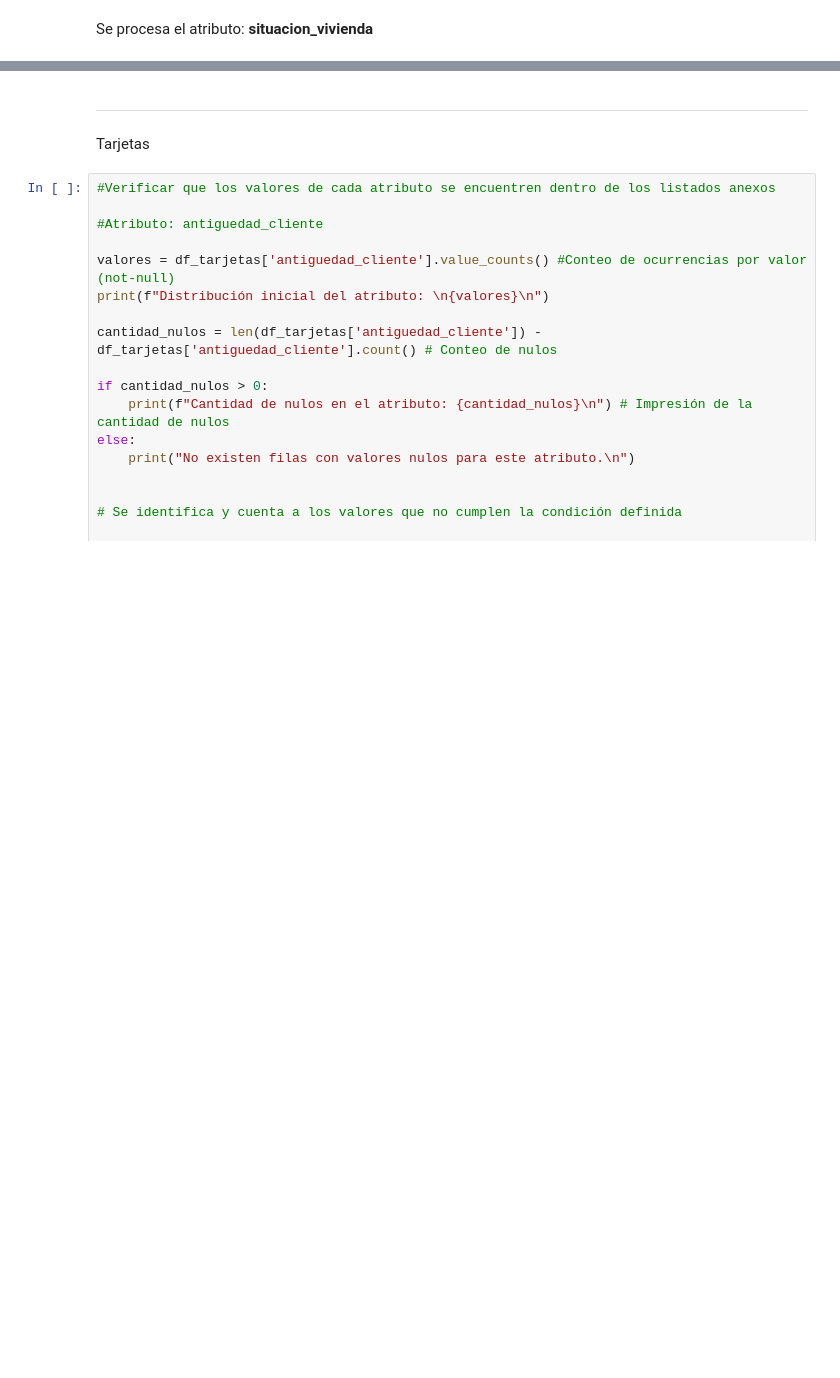
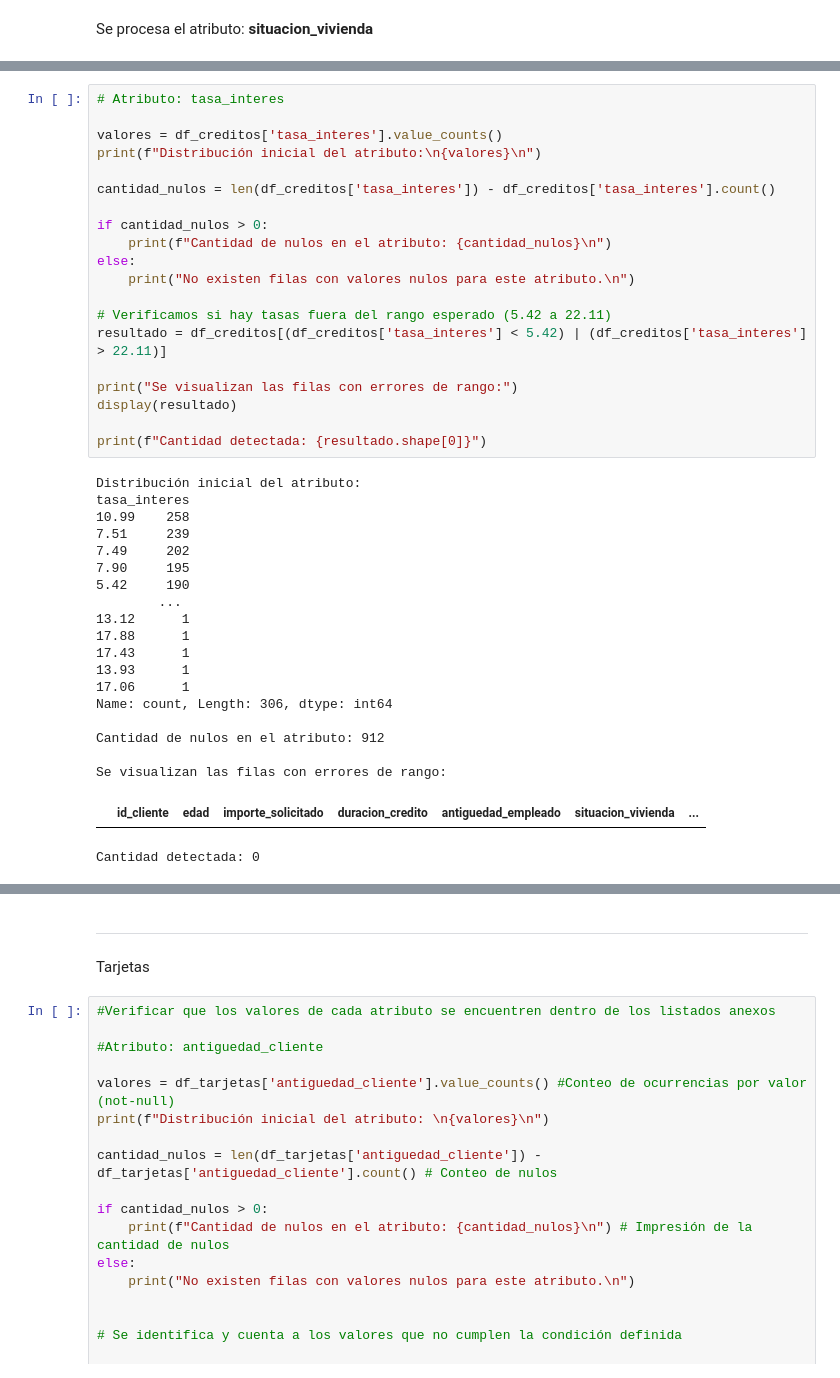
Before and after one commit to LuisMiguelPlasencia/AP1-LuisMiguelPlasencia, a Jupyter notebook: notebooks/CD03-Verificacion-calidad.ipynb, the cells around one changed output, grey strips where cells are left out. Drawn from its saved outputs; the diff is of its cells as text; blank space fills up the shorter version.

```diff
--- a/notebooks/CD03-Verificacion-calidad.ipynb
+++ b/notebooks/CD03-Verificacion-calidad.ipynb
@@ -326,0 +563,41 @@ print(f"Cantidad detectada: {resultado.shape[0]}")
+# %%
+# Atributo: tasa_interes
+
+valores = df_creditos['tasa_interes'].value_counts()
+print(f"Distribución inicial del atributo:\n{valores}\n")
+
+cantidad_nulos = len(df_creditos['tasa_interes']) - df_creditos['tasa_interes'].count()
+
+if cantidad_nulos > 0:
+    print(f"Cantidad de nulos en el atributo: {cantidad_nulos}\n")
+else:
+    print("No existen filas con valores nulos para este atributo.\n")
+
+# Verificamos si hay tasas fuera del rango esperado (5.42 a 22.11)
+resultado = df_creditos[(df_creditos['tasa_interes'] < 5.42) | (df_creditos['tasa_interes'] > 22.11)]
+
+print("Se visualizan las filas con errores de rango:")
+display(resultado)
+
+print(f"Cantidad detectada: {resultado.shape[0]}")
+# %% [output]
+Distribución inicial del atributo:
+tasa_interes
+10.99    258
+7.51     239
+7.49     202
+7.90     195
+5.42     190
+        ...
+13.12      1
+17.88      1
+17.43      1
+13.93      1
+17.06      1
+Name: count, Length: 306, dtype: int64
+
+Cantidad de nulos en el atributo: 912
+
+Se visualizan las filas con errores de rango:
+|  | id_cliente | edad | importe_solicitado | duracion_credito | antiguedad_empleado | situacion_vivienda | ... |
+Cantidad detectada: 0
```
Also changed, not shown: parts of 34 cells of this notebook, 3 other files.
